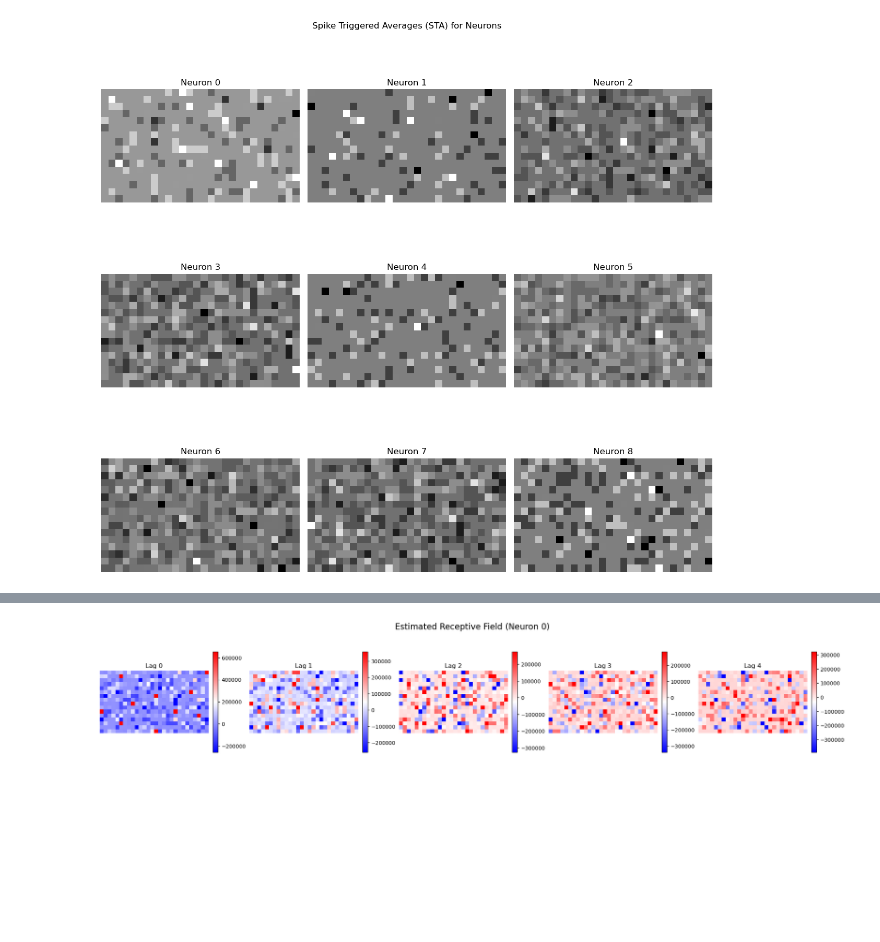
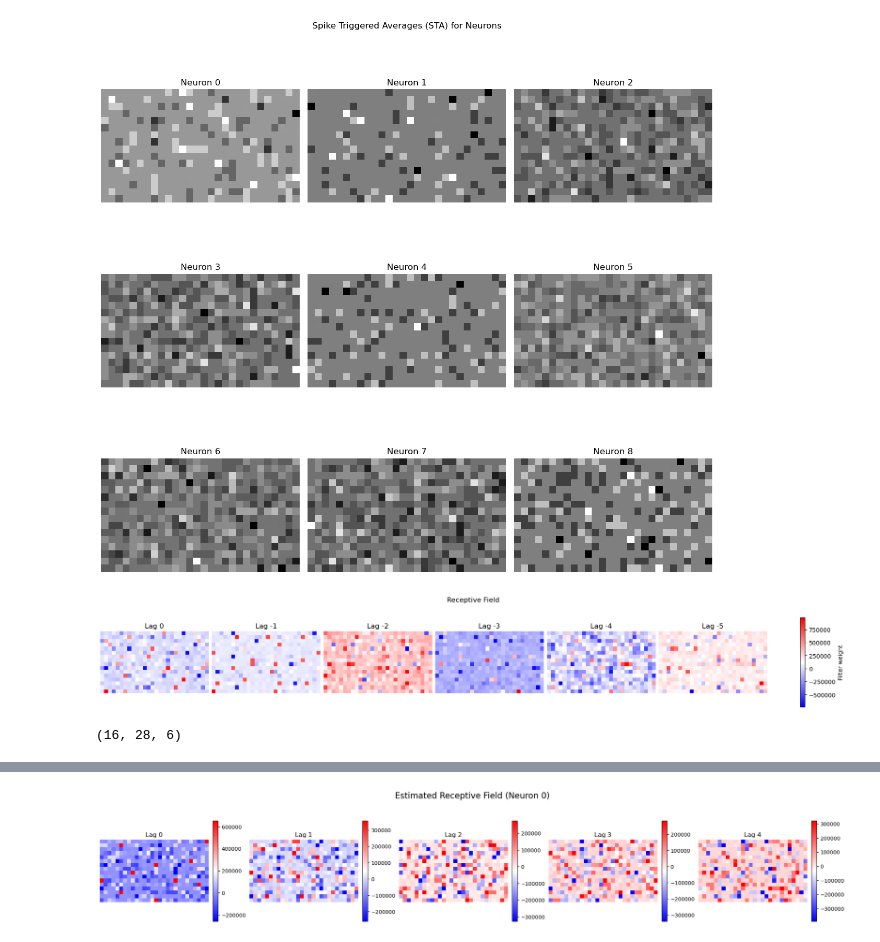
Before and after one commit to luciaganton/Neural-Data-Science, a Jupyter notebook: practical02_colab.ipynb, the cells around one changed output, grey strips where cells are left out. Cells and saved outputs as stored; diff of their text form; code cells hidden in the pictures; blank space fills up the shorter version.

```diff
--- a/practical02_colab.ipynb
+++ b/practical02_colab.ipynb
@@ -1062,0 +1322,44 @@ w_hat_reshaped = w_hat.reshape(Dx, Dy, n_lags)
+# %%
+import matplotlib.pyplot as plt
+
+
+def plot_rf(rf, cmap="bwr", title="Receptive Field", vmin=None, vmax=None):
+    """
+    Plots the spatiotemporal receptive field with a shared colorbar.
+
+    Parameters:
+    -----------
+    rf : np.ndarray
+        Receptive field of shape (Dx, Dy, n_lags)
+    cmap : str
+        Colormap (default: "bwr" for bipolar weights)
+    title : str
+        Title of the figure
+    vmin, vmax : float or None
+        Color limits. If None, will auto-scale.
+    """
+    n_lags = rf.shape[-1]
+    fig, axs = plt.subplots(1, n_lags, figsize=(n_lags * 3, 3), constrained_layout=True)
+    vmin = vmin if vmin is not None else np.min(rf)
+    vmax = vmax if vmax is not None else np.max(rf)
+
+    im_list = []
+    for i in range(n_lags):
+        im = axs[i].imshow(rf[:, :, i], cmap=cmap)
+        axs[i].set_title(f"Lag {-i}")
+        axs[i].axis("off")
+        im_list.append(im)
+
+    # Create a colorbar on the right side
+    cbar = fig.colorbar(im_list[0], ax=axs, orientation="vertical", shrink=0.8)
+    cbar.set_label("Filter weight")
+    fig.suptitle(title)
+    plt.show()
+# %%
+plot_rf(rf)
+# %% [output]
+[figure, added]
+# %%
+rf.shape
+# %% [output]
+(16, 28, 6)
```
Also changed, not shown: parts of 23 cells of this notebook.
